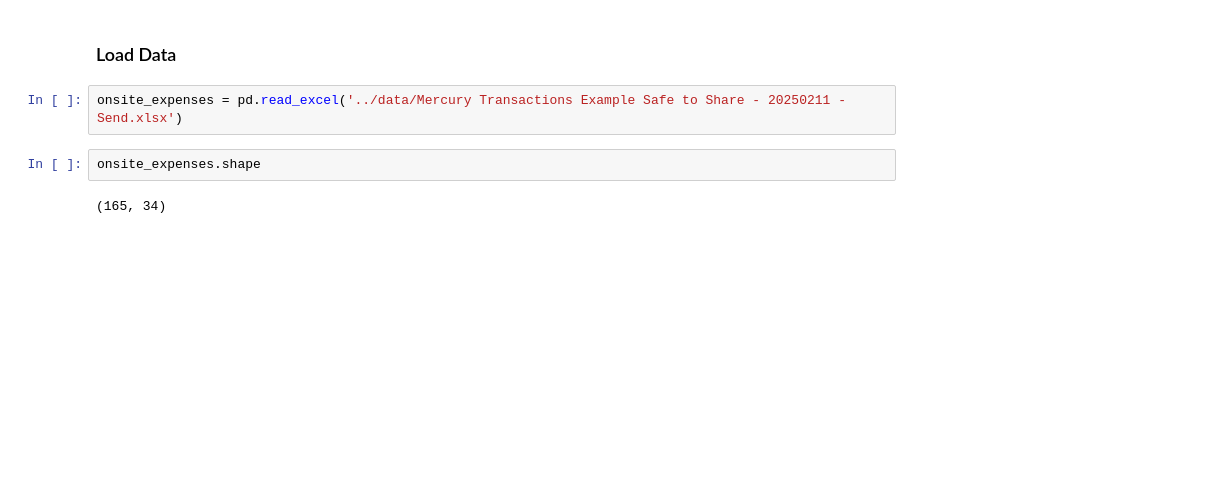
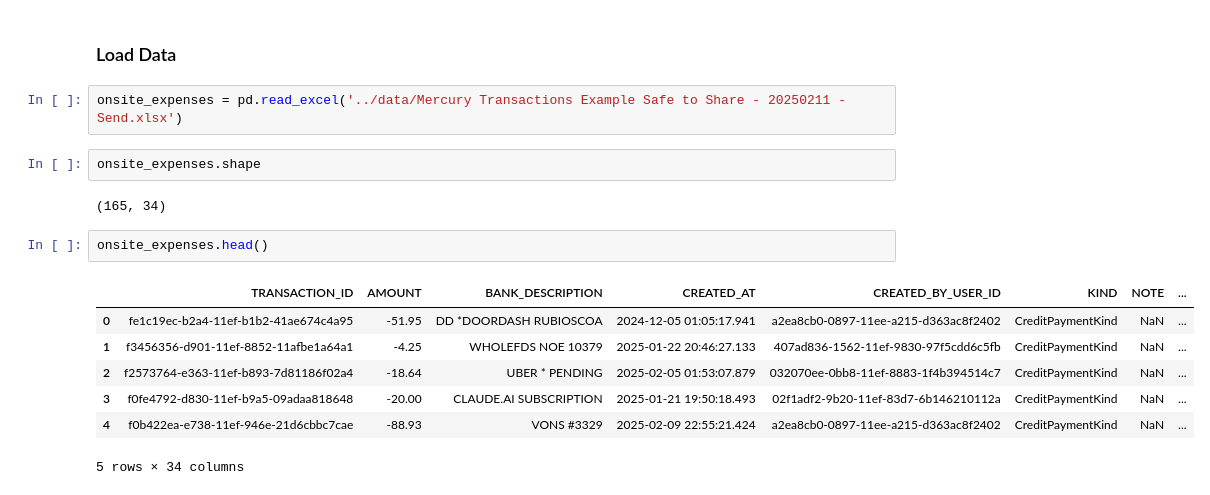
Before and after one commit to jeremybeck/MercuryInterview, a Jupyter notebook: src/onsite_transaction_processing.ipynb, the cells around one changed output. Saved outputs shown, nothing was run; the diff lists cells and outputs as text; blank space fills up the shorter version.

```diff
--- a/src/onsite_transaction_processing.ipynb
+++ b/src/onsite_transaction_processing.ipynb
@@ -12,3 +13,13 @@ onsite_expenses = pd.read_excel('../data/Mercury Transactions Example Safe to Sh
 onsite_expenses.shape
 # %% [output]
 (165, 34)
+# %%
+onsite_expenses.head()
+# %% [output]
+|  | TRANSACTION_ID | AMOUNT | BANK_DESCRIPTION | CREATED_AT | CREATED_BY_USER_ID | KIND | NOTE | ... |
+| 0 | fe1c19ec-b2a4-11ef-b1b2-41ae674c4a95 | -51.95 | DD *DOORDASH RUBIOSCOA | 2024-12-05 01:05:17.941 | a2ea8cb0-0897-11ee-a215-d363ac8f2402 | CreditPaymentKind | NaN | ... |
+| 1 | f3456356-d901-11ef-8852-11afbe1a64a1 | -4.25 | WHOLEFDS NOE 10379 | 2025-01-22 20:46:27.133 | 407ad836-1562-11ef-9830-97f5cdd6c5fb | CreditPaymentKind | NaN | ... |
+| 2 | f2573764-e363-11ef-b893-7d81186f02a4 | -18.64 | UBER * PENDING | 2025-02-05 01:53:07.879 | 032070ee-0bb8-11ef-8883-1f4b394514c7 | CreditPaymentKind | NaN | ... |
+| 3 | f0fe4792-d830-11ef-b9a5-09adaa818648 | -20.00 | CLAUDE.AI SUBSCRIPTION | 2025-01-21 19:50:18.493 | 02f1adf2-9b20-11ef-83d7-6b146210112a | CreditPaymentKind | NaN | ... |
+| 4 | f0b422ea-e738-11ef-946e-21d6cbbc7cae | -88.93 | VONS #3329 | 2025-02-09 22:55:21.424 | a2ea8cb0-0897-11ee-a215-d363ac8f2402 | CreditPaymentKind | NaN | ... |
+5 rows × 34 columns
```
Also changed, not shown: parts of 17 cells of this notebook, 4 other files.
